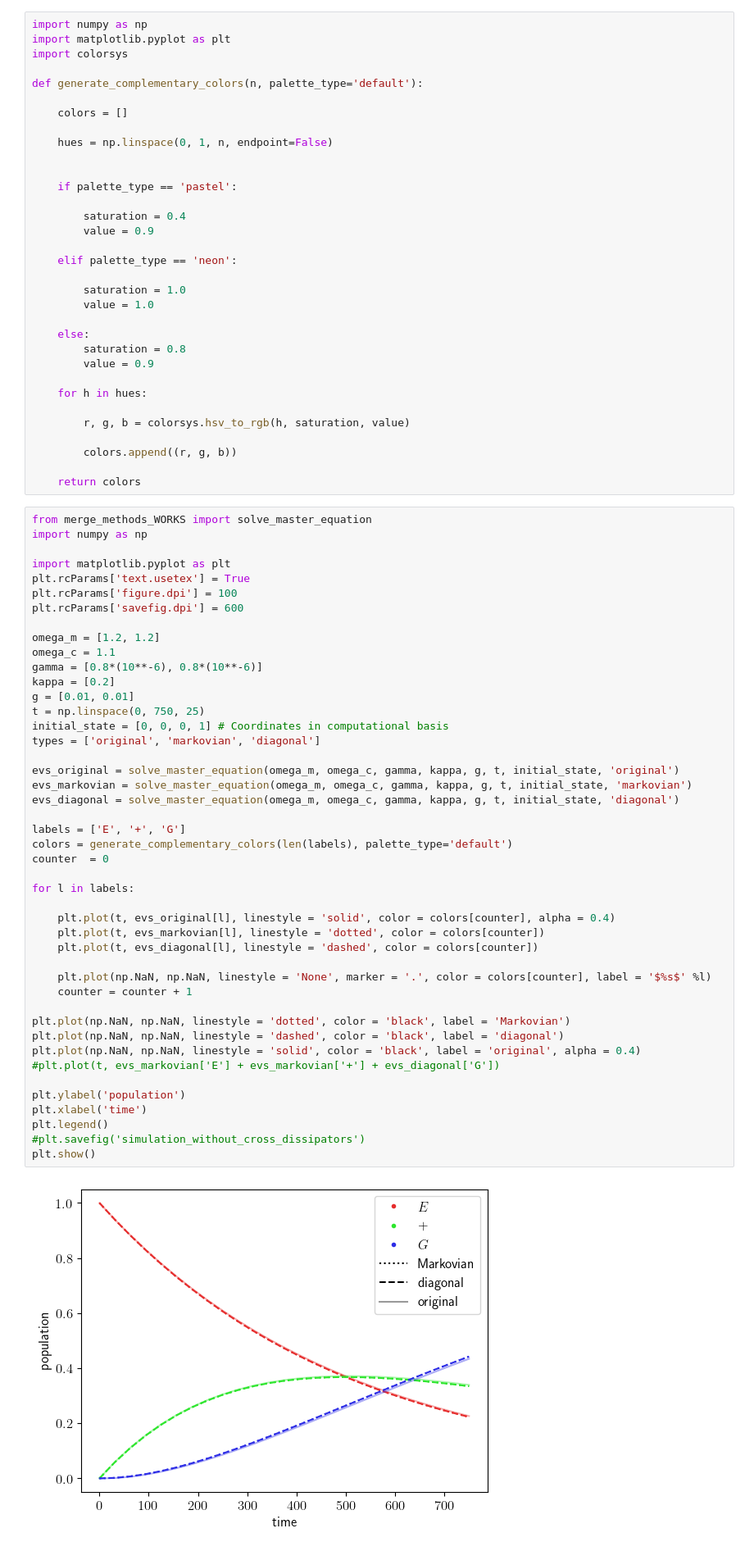
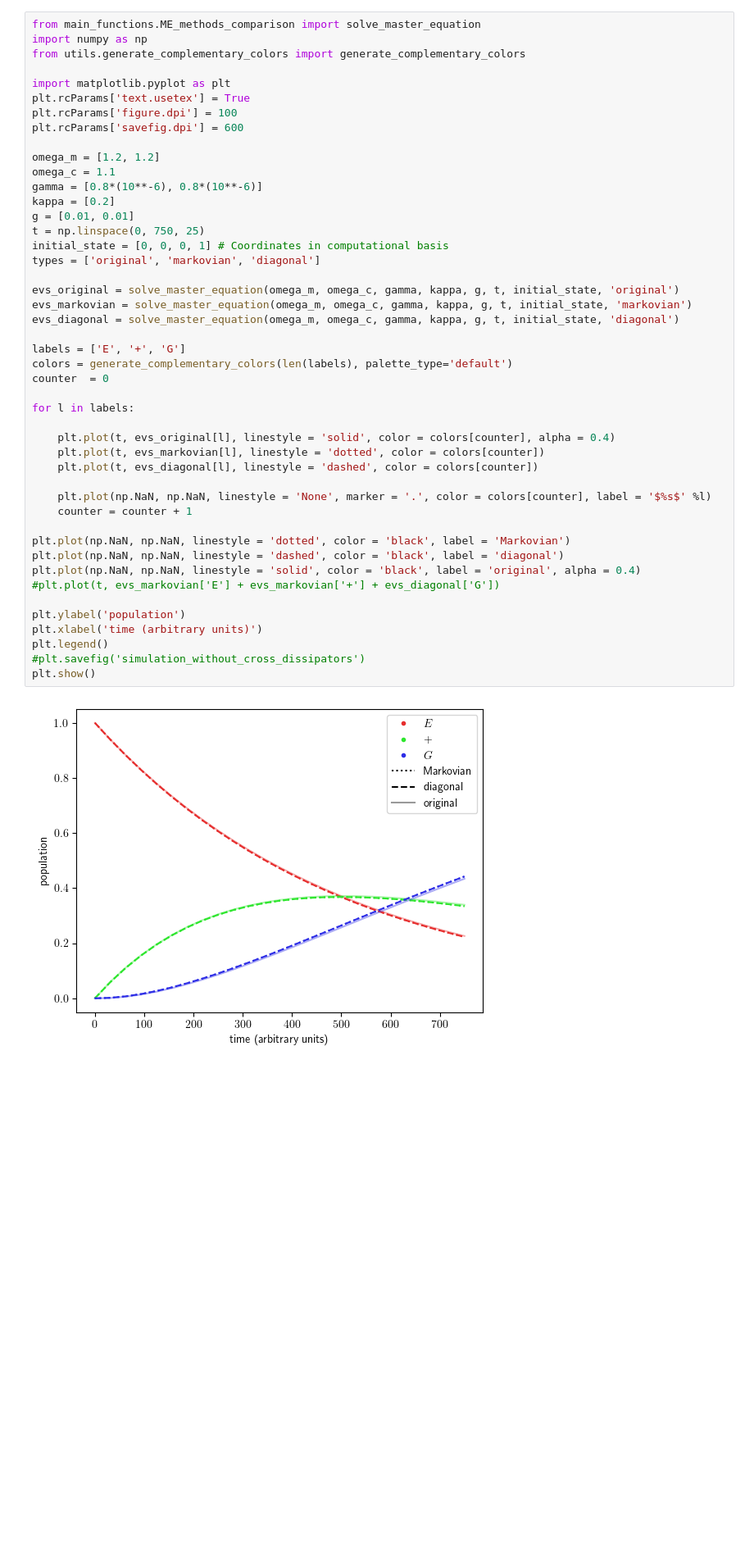
Before and after one commit to bentirher/dissipative-dynamics, a Jupyter notebook: main.ipynb, the cells around one changed output. Shown at 82% size. Drawn from its saved outputs; the diff is of its cells as text; blank space fills up the shorter version.

```diff
--- a/main.ipynb
+++ b/main.ipynb
@@ -169,39 +169,7 @@ The function `solve_master_equation` in `merge_methods_WORKS` solves the time ev
-# %%
-import numpy as np
-import matplotlib.pyplot as plt
-import colorsys
-
-def generate_complementary_colors(n, palette_type='default'):
-
-    colors = []
-
-    hues = np.linspace(0, 1, n, endpoint=False)
-
-
-    if palette_type == 'pastel':
-
-        saturation = 0.4
-        value = 0.9
-
-    elif palette_type == 'neon':
-
-        saturation = 1.0
-        value = 1.0
-
-    else:
-        saturation = 0.8
-        value = 0.9
-
-    for h in hues:
-
-        r, g, b = colorsys.hsv_to_rgb(h, saturation, value)
-
-        colors.append((r, g, b))
-
-    return colors
 # %%
-from merge_methods_WORKS import solve_master_equation
+from main_functions.ME_methods_comparison import solve_master_equation
 import numpy as np
+from utils.generate_complementary_colors import generate_complementary_colors
 
 import matplotlib.pyplot as plt
 plt.rcParams['text.usetex'] = True
@@ -217,32 +185,32 @@ t = np.linspace(0, 750, 25)
 initial_state = [0, 0, 0, 1] # Coordinates in computational basis
 types = ['original', 'markovian', 'diagonal']
 
 evs_original = solve_master_equation(omega_m, omega_c, gamma, kappa, g, t, initial_state, 'original')
 evs_markovian = solve_master_equation(omega_m, omega_c, gamma, kappa, g, t, initial_state, 'markovian')
 evs_diagonal = solve_master_equation(omega_m, omega_c, gamma, kappa, g, t, initial_state, 'diagonal')
 
 labels = ['E', '+', 'G']
 colors = generate_complementary_colors(len(labels), palette_type='default')
 counter  = 0
 
 for l in labels:
 
     plt.plot(t, evs_original[l], linestyle = 'solid', color = colors[counter], alpha = 0.4)
     plt.plot(t, evs_markovian[l], linestyle = 'dotted', color = colors[counter])
     plt.plot(t, evs_diagonal[l], linestyle = 'dashed', color = colors[counter])
 
     plt.plot(np.NaN, np.NaN, linestyle = 'None', marker = '.', color = colors[counter], label = '$%s$' %l)
     counter = counter + 1
 
 plt.plot(np.NaN, np.NaN, linestyle = 'dotted', color = 'black', label = 'Markovian')
 plt.plot(np.NaN, np.NaN, linestyle = 'dashed', color = 'black', label = 'diagonal')
 plt.plot(np.NaN, np.NaN, linestyle = 'solid', color = 'black', label = 'original', alpha = 0.4)
 #plt.plot(t, evs_markovian['E'] + evs_markovian['+'] + evs_diagonal['G'])
 
 plt.ylabel('population')
-plt.xlabel('time')
+plt.xlabel('time (arbitrary units)')
 plt.legend()
 #plt.savefig('simulation_without_cross_dissipators')
 plt.show()
 # %% [output]
-[figure, old version]
+[figure, new version]
```
Also changed, not shown: parts of 14 cells of this notebook, 9 other files.
